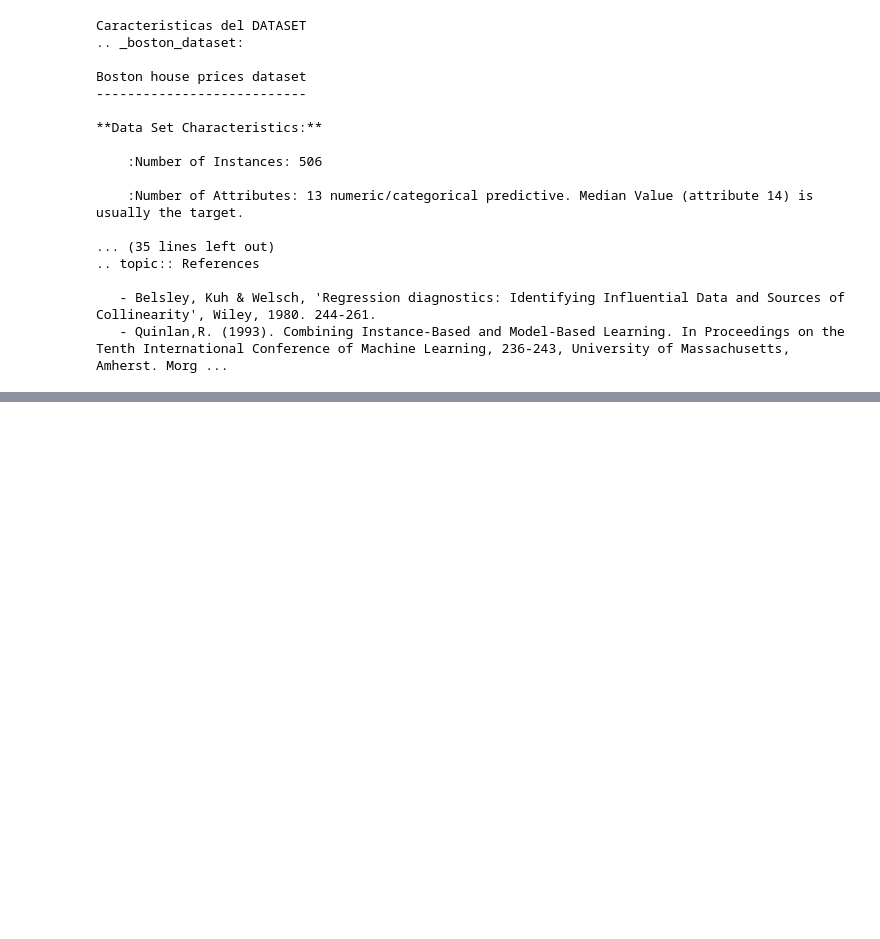
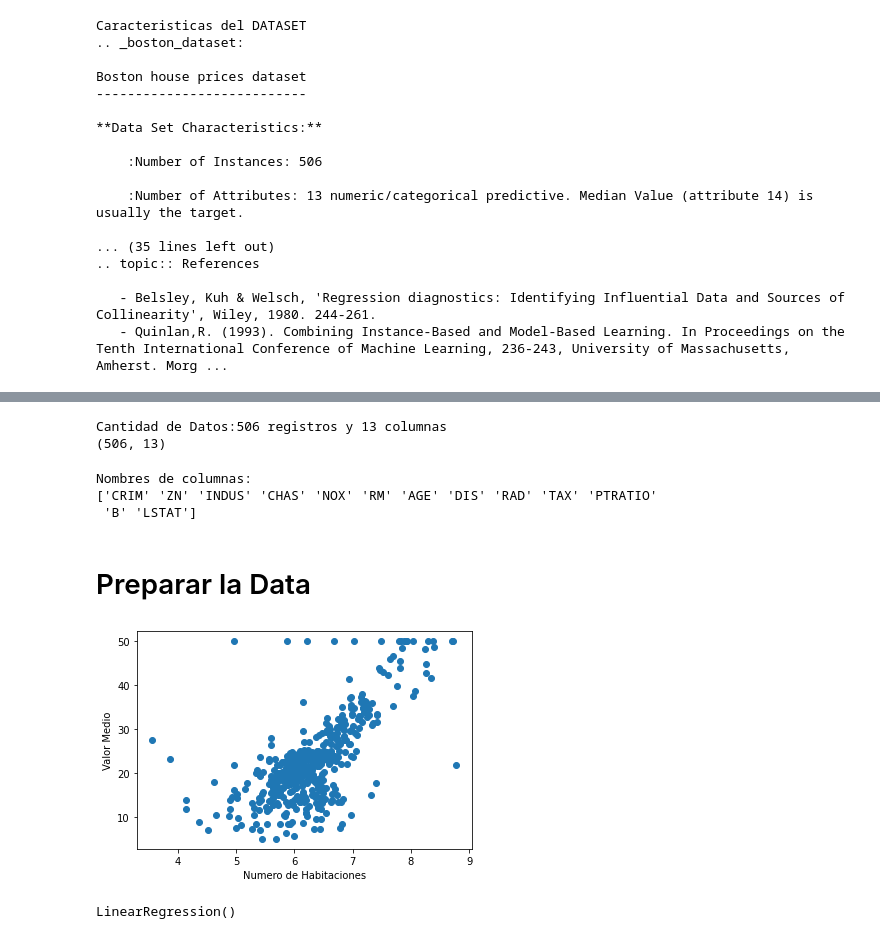
Before and after one commit to lismarcarolinacamacho/PYTHON, a Jupyter notebook: regresion_lineal_simple.ipynb, the cells around one changed output, grey strips where cells are left out. Drawn from its saved outputs; the diff is of its cells as text; code cells hidden in the pictures; blank space fills up the shorter version.

```diff
--- a/regresion_lineal_simple.ipynb
+++ b/regresion_lineal_simple.ipynb
@@ -76,0 +83,31 @@ Boston house prices dataset
+# %%
+print('Cantidad de Datos:506 registros y 13 columnas')
+print(boston.data.shape)
+# %% [output]
+Cantidad de Datos:506 registros y 13 columnas
+(506, 13)
+# %%
+print('Nombres de columnas:')
+print(boston.feature_names)
+# %% [output]
+Nombres de columnas:
+['CRIM' 'ZN' 'INDUS' 'CHAS' 'NOX' 'RM' 'AGE' 'DIS' 'RAD' 'TAX' 'PTRATIO'
+ 'B' 'LSTAT']
+# %% [markdown]
+# Preparar la Data
+# %%
+#Seleccionamos solamente la columna 5 del dataset
+X= boston.data[:, np.newaxis, 5]
+# %%
+#defino los datos correspondientes a las etiquetas
+y= boston.target
+# %%
+#GRAFICA DE DISPERSION (ESTE ALGORITMO NO ES BUENO PARA ESTE CONJUNTO DE DATOS)
+
+plt.scatter(X,y)
+
+plt.xlabel('Numero de Habitaciones')
+plt.ylabel('Valor Medio')
+plt.show()
+# %% [output]
+[figure, added]
@@ -76,0 +122,6 @@ Boston house prices dataset
+# %%
+
+#entrenamiento del modelo
+lr.fit(X_train, y_train)
+# %% [output]
+LinearRegression()
```
Also changed, not shown: parts of 8 cells of this notebook.
